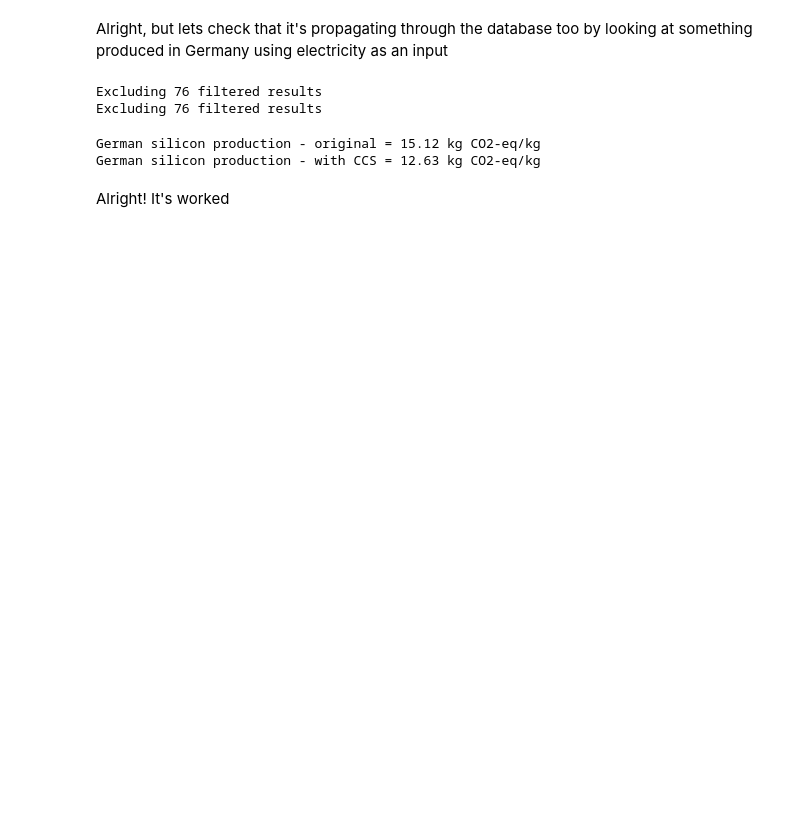
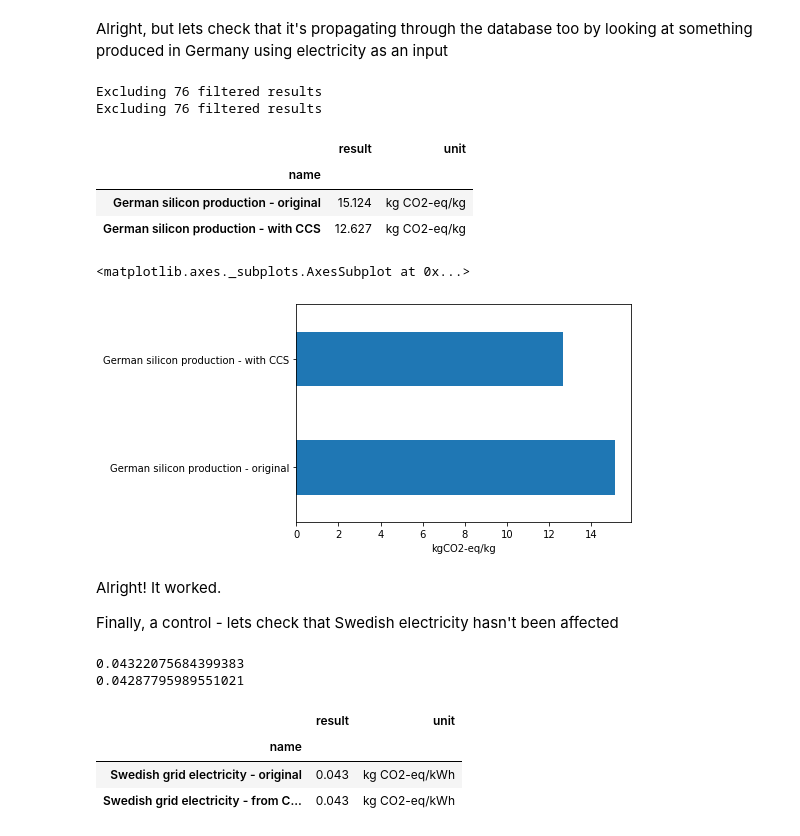
Before and after one commit to pjamesjoyce/futura, a Jupyter notebook: examples/Futura Recipe Example.ipynb, the cells around one changed output. Cells and saved outputs as stored; diff of their text form; code cells hidden in the pictures; blank space fills up the shorter version.

```diff
--- a/examples/Futura Recipe Example.ipynb
+++ b/examples/Futura Recipe Example.ipynb
@@ -335,10 +398,52 @@ new_silicon_lca.lcia()
 Excluding 76 filtered results
 Excluding 76 filtered results
 # %%
-print("German silicon production - original = {} kg CO2-eq/kg".format(round(original_silicon_lca.score, 2)))
-print("German silicon production - with CCS = {} kg CO2-eq/kg".format(round(new_silicon_lca.score, 2)))
+de_si_results = [{'name':'German silicon production - original', 'result':round(original_silicon_lca.score, 3), 'unit': 'kg CO2-eq/kg'},
+          {'name':'German silicon production - with CCS', 'result':round(new_silicon_lca.score, 3), 'unit': 'kg CO2-eq/kg'}]
+de_si_df = pd.DataFrame(de_si_results)
+de_si_df=de_si_df.set_index('name')
+de_si_df
 # %% [output]
-German silicon production - original = 15.12 kg CO2-eq/kg
-German silicon production - with CCS = 12.63 kg CO2-eq/kg
+|  | result | unit |
+| name |  |  |
+| German silicon production - original | 15.124 | kg CO2-eq/kg |
+| German silicon production - with CCS | 12.627 | kg CO2-eq/kg |
-# %% [markdown]
-Alright! It's worked
+# %%
+de_si_ax = de_si_df.plot(kind="barh", legend=None)
+de_si_ax.set(ylabel='', xlabel='kgCO2-eq/kg')
+de_si_ax
+# %% [output]
+<matplotlib.axes._subplots.AxesSubplot at 0x...>
+[figure, added]
+# %% [markdown]
+Alright! It worked.
+
+Finally, a control - lets check that Swedish electricity hasn't been affected
+# %%
+original_se_electricity = original_ecoinvent.search('market electricity high voltage SE')[0]
+new_se_electricity = new_ecoinvent.search('market electricity high voltage SE')[0]
+
+original_se_lca = LCA({original_se_electricity:1}, m)
+original_se_lca.lci()
+original_se_lca.lcia()
+
+new_se_lca = LCA({new_se_electricity:1}, m)
+new_se_lca.lci()
+new_se_lca.lcia()
+
+print(original_se_lca.score)
+print(new_se_lca.score)
+# %% [output]
+0.04322075684399383
+0.04287795989551021
+# %%
+se_results = [{'name':'Swedish grid electricity - original', 'result':round(original_se_lca.score, 3), 'unit': 'kg CO2-eq/kWh'},
+          {'name':'Swedish grid electricity - from CCS database', 'result':round(new_se_lca.score, 3), 'unit': 'kg CO2-eq/kWh'}]
+se_df = pd.DataFrame(se_results)
+se_df=se_df.set_index('name')
+se_df
+# %% [output]
+|  | result | unit |
+| name |  |  |
+| Swedish grid electricity - original | 0.043 | kg CO2-eq/kWh |
+| Swedish grid electricity - from C... | 0.043 | kg CO2-eq/kWh |
```
Also changed, not shown: parts of 14 cells of this notebook, 3 other files.
